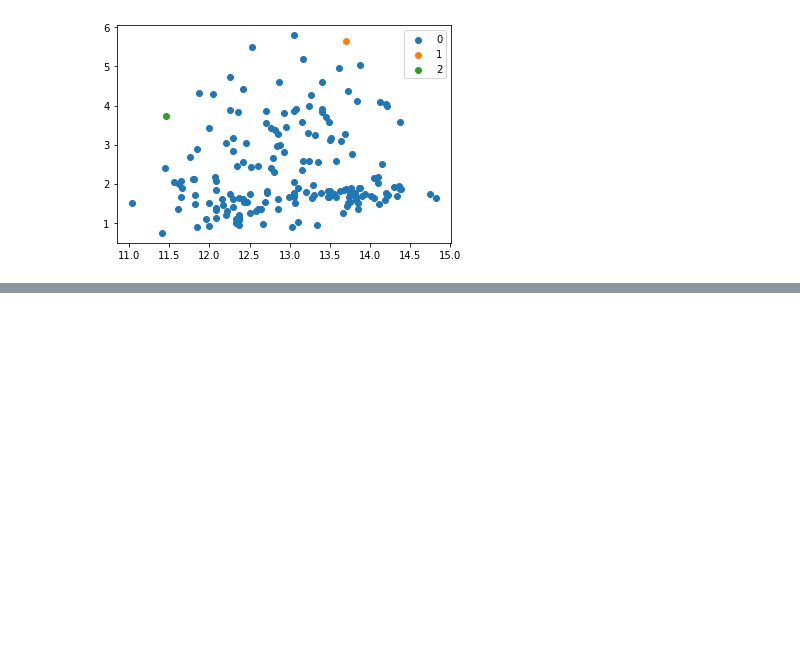
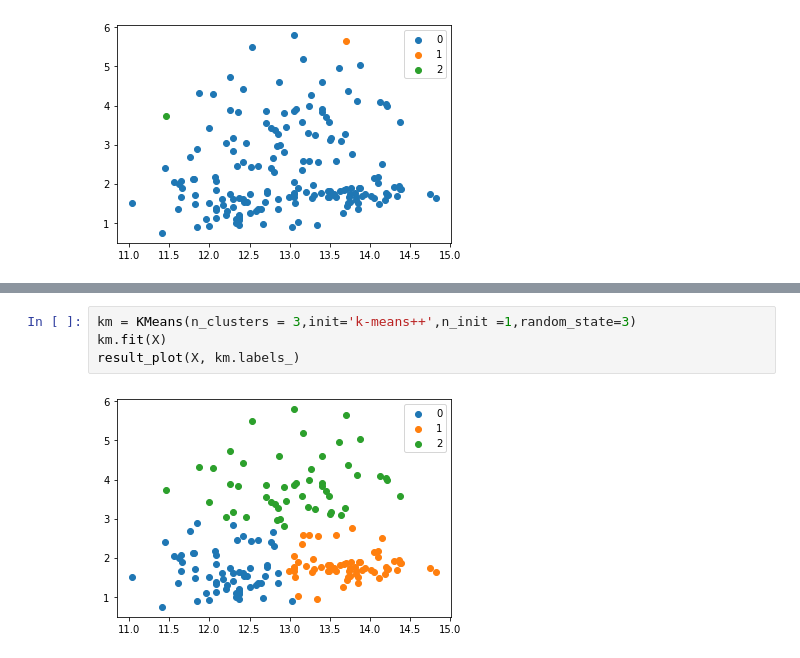
Before and after one commit to tyukei/AI, a Jupyter notebook: report3.ipynb, the cells around one changed output, grey strips where cells are left out. Drawn from its saved outputs; the diff is of its cells as text; blank space fills up the shorter version.

```diff
--- a/report3.ipynb
+++ b/report3.ipynb
@@ -181,0 +280,6 @@ result_plot(X, km.labels_)
+# %%
+km = KMeans(n_clusters = 3,init='k-means++',n_init =1,random_state=3)
+km.fit(X)
+result_plot(X, km.labels_)
+# %% [output]
+[figure, added]
```
Also changed, not shown: parts of 31 cells of this notebook.
